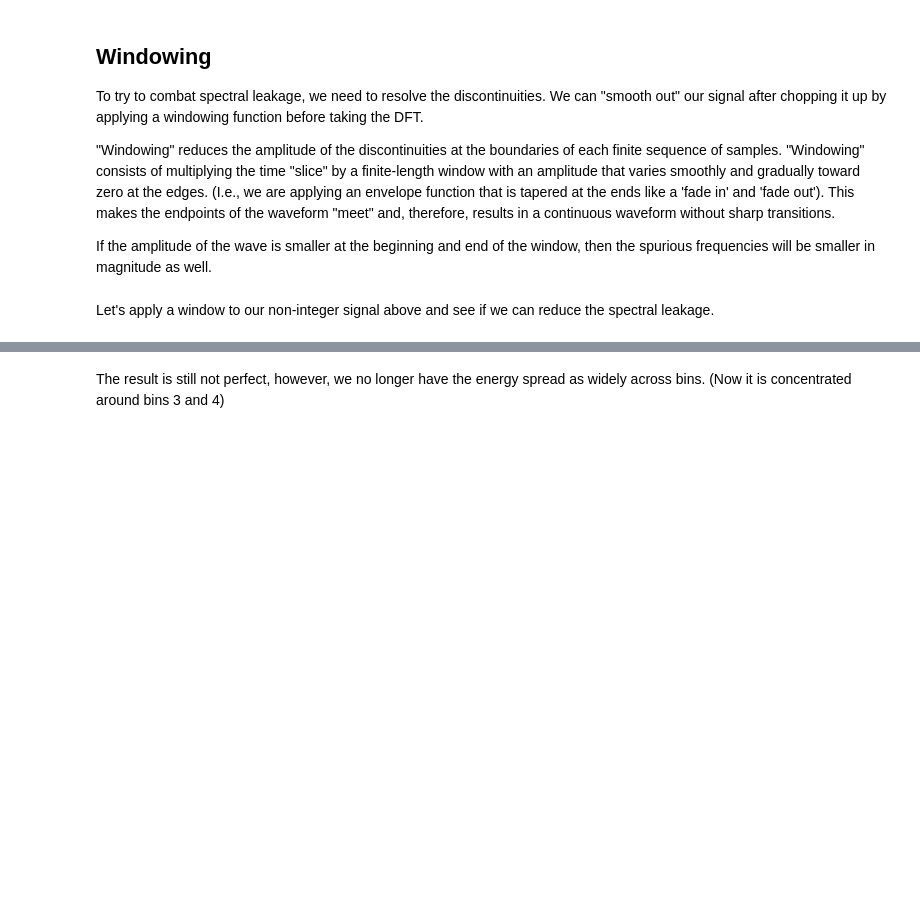
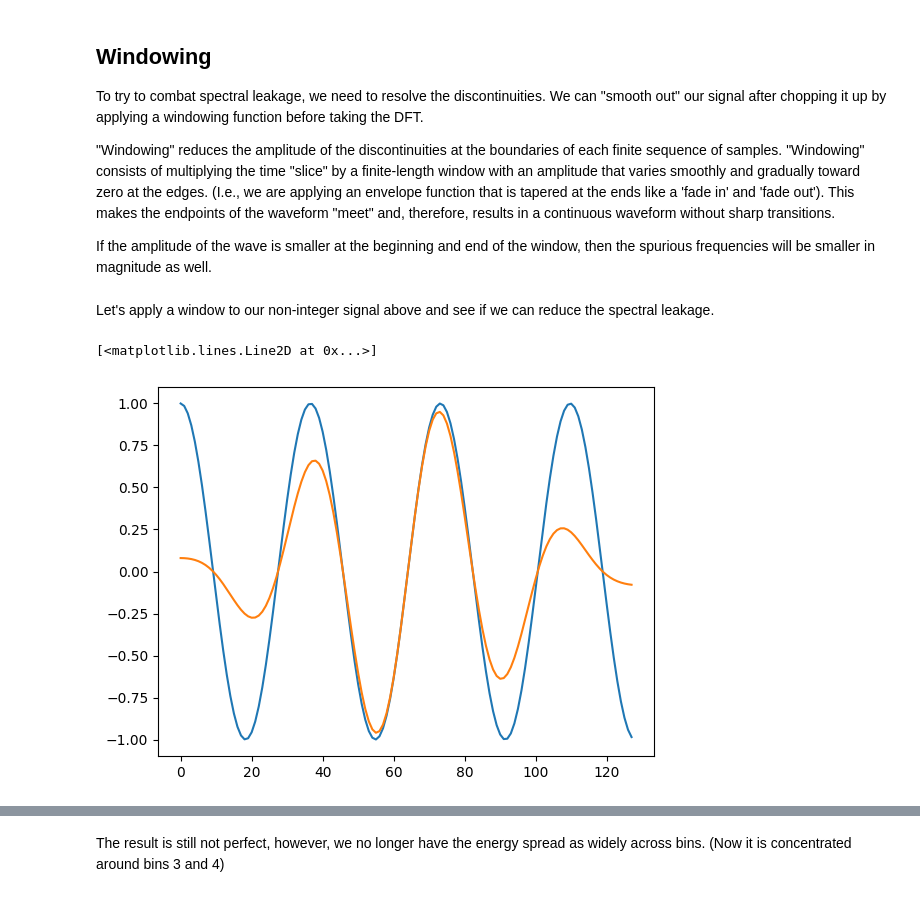
Before and after one commit to adityarpawar1902/AudioTechII, a Jupyter notebook: Lectures-Blank/Lesson12_STFTpart2.ipynb, the cells around one changed output, grey strips where cells are left out. Cells and saved outputs as stored; diff of their text form; code cells hidden in the pictures; blank space fills up the shorter version.

```diff
--- a/Lectures-Blank/Lesson12_STFTpart2.ipynb
+++ b/Lectures-Blank/Lesson12_STFTpart2.ipynb
@@ -33,3 +61,17 @@ This makes the endpoints of the waveform "meet" and, therefore, results in a con
 If the amplitude of the wave is smaller at the beginning and end of the window, then the spurious frequencies will be smaller in magnitude as well.
 # %% [markdown]
 Let's apply a window to our non-integer signal above and see if we can reduce the spectral leakage.
+# %%
+N = 128
+
+x = np.cos(2*np.pi * 3.5 * np.arange(N)/N)
+
+window = np.hamming(N)
+
+x_win = x * window
+
+plt.plot(x)
+plt.plot(x_win)
+# %% [output]
+[<matplotlib.lines.Line2D at 0x...>]
+[figure, added]
```
Also changed, not shown: parts of 20 cells of this notebook.
